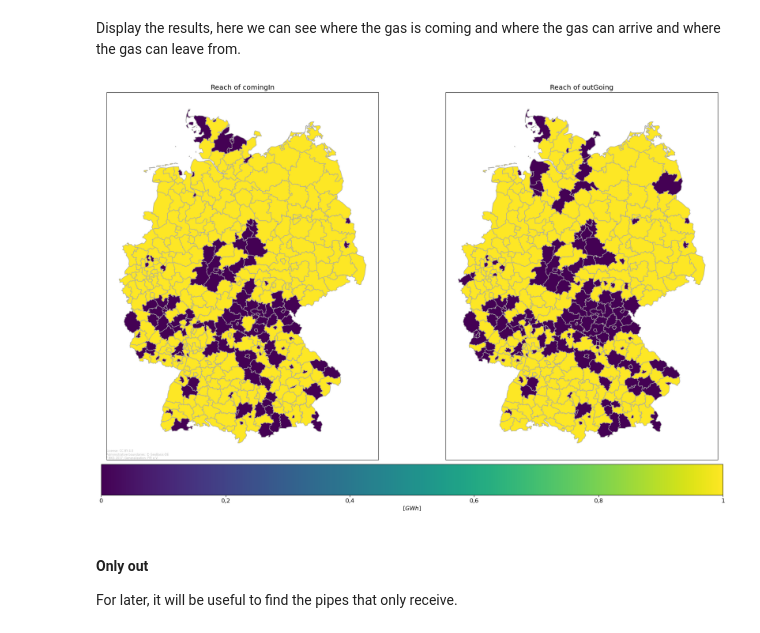
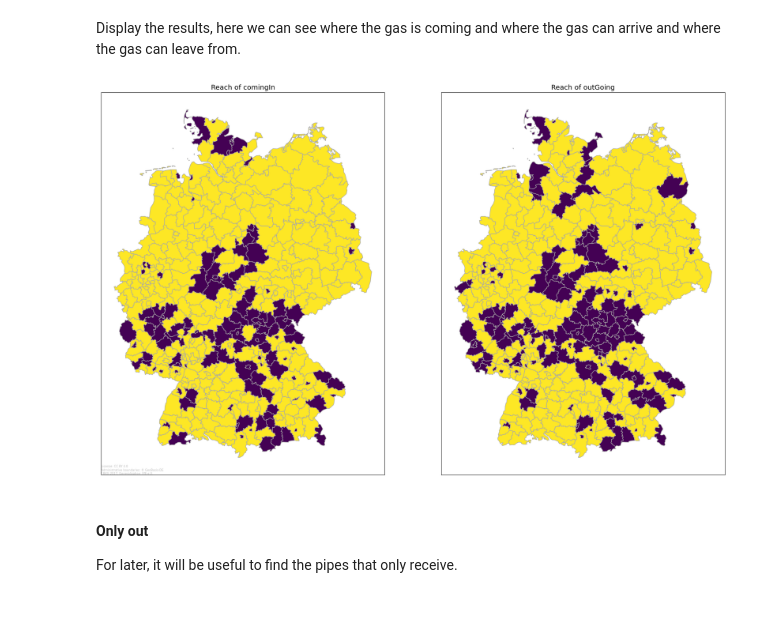
Before and after one commit to DerSpanischGamer/GermanHydrogen, a Jupyter notebook: disaggregator-master/14_0_H2_Production_placement.ipynb, the cells around one changed output. Cells and saved outputs as stored; diff of their text form; code cells hidden in the pictures.

```diff
--- a/disaggregator-master/14_0_H2_Production_placement.ipynb
+++ b/disaggregator-master/14_0_H2_Production_placement.ipynb
@@ -150,9 +150,11 @@ for _, p in finalPipes.iterrows():
 # %% [markdown]
 Display the results, here we can see where the gas is coming and where the gas can arrive and where the gas can leave from.
 # %%
-_, _ = plot.choropleth_map(pipesDestination, axtitle = "Reach of", unit= "GWh", relative = False) # Relative = divide by area
+fig, axs = plot.choropleth_map(pipesDestination, axtitle = "Reach of", unit= "GWh", relative = False, hide_colorbar = True) # Relative = divide by area
+
+fig.savefig('project_data/out/Images/3_pipes_reach.png', dpi=300)  # Save the figure with DPI set to 300
 # %% [output]
-[figure, old version]
+[figure, new version]
 # %% [markdown]
 #### Only out
 
```
Also changed, not shown: 5 other files.
